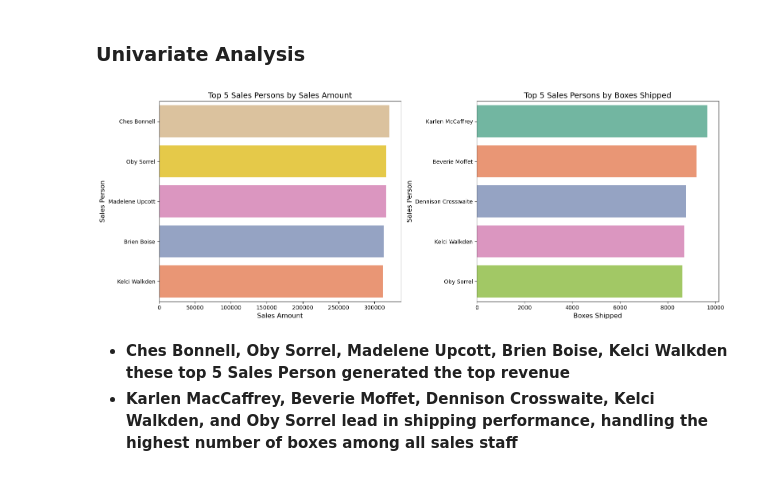
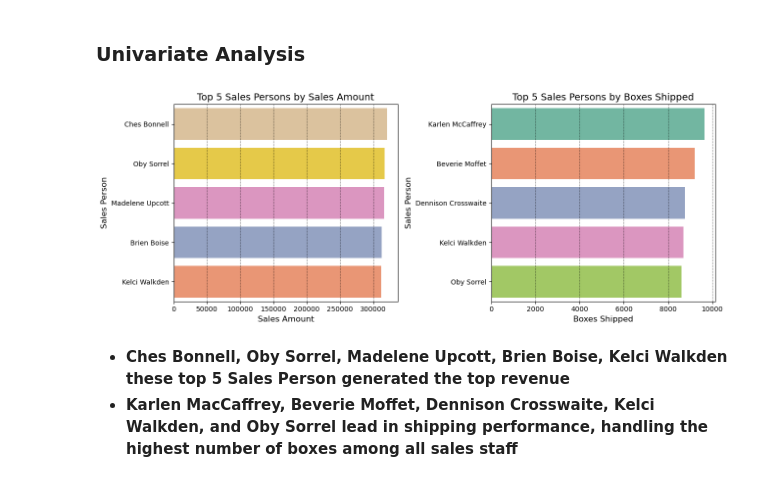
Before and after one commit to danisharain12/Machine-Learning-Projects, a Jupyter notebook: Predicting Chocolate Sales Revenue/Predicting Chocolate Sales Revenue.ipynb, the cells around one changed output. Cells and saved outputs as stored; diff of their text form; code cells hidden in the pictures.

```diff
--- a/Predicting Chocolate Sales Revenue/Predicting Chocolate Sales Revenue.ipynb
+++ b/Predicting Chocolate Sales Revenue/Predicting Chocolate Sales Revenue.ipynb
@@ -192,25 +192,27 @@ plt.show()
 # %%
 sale_by_person = df.groupby('Sales Person')['Amount'].sum().sort_values(ascending=False).head(5).reset_index()
 salesperson_boxship = df.groupby('Sales Person')['Boxes Shipped'].sum().sort_values(ascending=False).head(5).reset_index()
 
-fig, axs = plt.subplots(1, 2, figsize=(16, 6))
+fig, axs = plt.subplots(1, 2, figsize=(13, 5))
 
 sns.barplot(y='Sales Person', x='Amount', data=sale_by_person,
             orient='h', palette='Set2_r', ax=axs[0])
 axs[0].set_title('Top 5 Sales Persons by Sales Amount', fontsize=14)
 axs[0].set_xlabel('Sales Amount', fontsize=12)
 axs[0].set_ylabel('Sales Person', fontsize=12)
+axs[0].grid(axis='x', linestyle='--', color='black', alpha=0.5)
 
 sns.barplot(y='Sales Person', x='Boxes Shipped', data=salesperson_boxship,
             palette='Set2', ax=axs[1])
 axs[1].set_title('Top 5 Sales Persons by Boxes Shipped', fontsize=14)
 axs[1].set_xlabel('Boxes Shipped', fontsize=12)
 axs[1].set_ylabel('Sales Person', fontsize=12)
+axs[1].grid(axis='x', linestyle='--', color='black', alpha=0.5)
 
 plt.tight_layout()
 plt.show()
 # %% [output]
-[figure, old version]
+[figure, new version]
 # %% [markdown]
 - **Ches Bonnell, Oby Sorrel, Madelene Upcott, Brien Boise, Kelci Walkden these top 5 Sales Person generated the top revenue**
 - **Karlen MacCaffrey, Beverie Moffet, Dennison Crosswaite, Kelci Walkden, and Oby Sorrel lead in shipping performance, handling the highest number of boxes among all sales staff**
```
Also changed, not shown: parts of 15 cells of this notebook.
